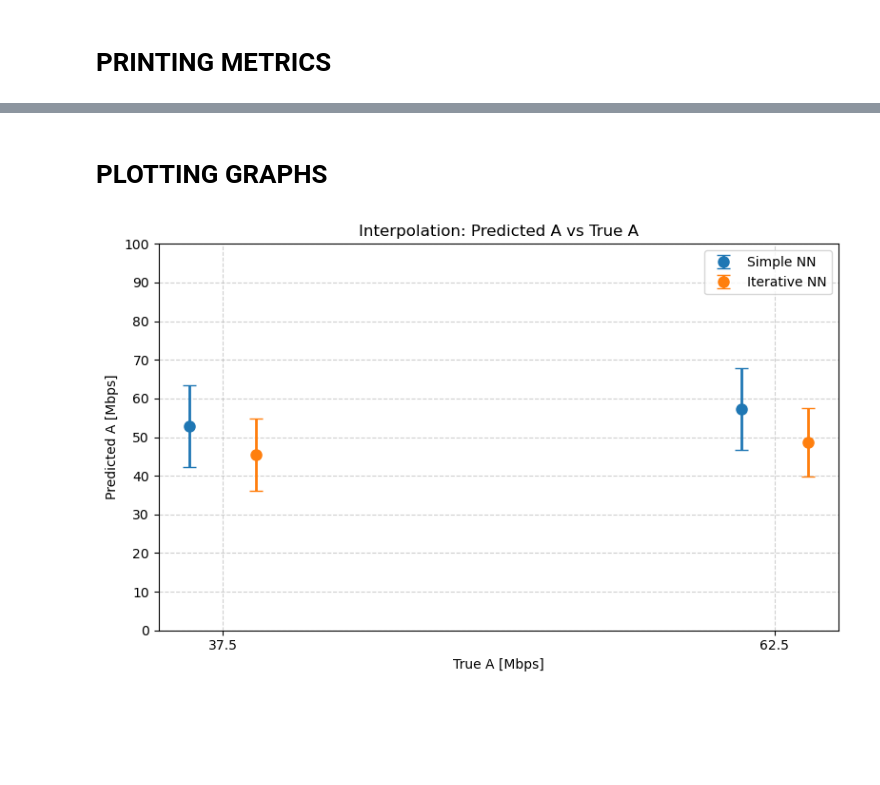
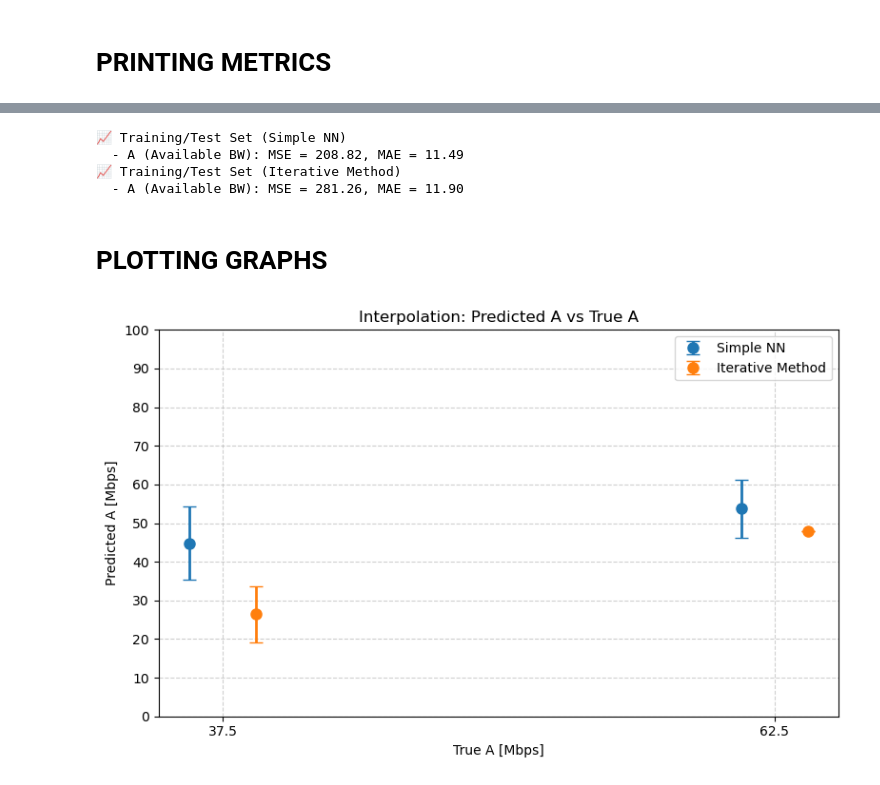
Before and after one commit to MKumar-12/UDP_ML_col867, a Jupyter notebook: Interpolation_Extrapolation_Merged.ipynb, the cells around one changed output, grey strips where cells are left out. Cells and saved outputs as stored; diff of their text form; code cells hidden in the pictures; blank space fills up the shorter version.

Commit message:
Updated iterative method

```diff
--- a/Interpolation_Extrapolation_Merged.ipynb
+++ b/Interpolation_Extrapolation_Merged.ipynb
@@ -45,7 +50,7 @@ X_extra, y_extra = X_all[mask_extra], y_all[mask_extra]
 # %% [markdown]
 # SCALING DATA
 # %%
-scaler = StandardScaler()
+scaler = MinMaxScaler()
 y_train_scaled = scaler.fit_transform(y_train)
 y_interp_scaled = scaler.transform(y_interp)
 y_extra_scaled = scaler.transform(y_extra)
@@ -140,3 +117,7 @@ y_train_actual=y_train
+# %%
+pred_interp_iter = iterative_predict(X_interp, y_interp[:, 1])
+pred_extra_iter = iterative_predict(X_extra, y_extra[:, 1])
+pred_train_iter = iterative_predict(X_train, y_train[:, 1])
 # %% [markdown]
 # PRINTING METRICS
 # %%
@@ -188,3 +148,11 @@ print_metrics("Iterative NN", y_train_actual, pred_train_iter)
+# %%
+print_metrics("Training/Test Set (Simple NN)", y_train, pred_train_simple)
+print_metrics("Training/Test Set (Iterative Method)", y_train, pred_train_iter)
+# %% [output]
+📈 Training/Test Set (Simple NN)
+  - A (Available BW): MSE = 208.82, MAE = 11.49
+📈 Training/Test Set (Iterative Method)
+  - A (Available BW): MSE = 281.26, MAE = 11.90
 # %% [markdown]
 # PLOTTING GRAPHS
 # %%
@@ -272,34 +199,16 @@ def plot_grouped_C_predictions(C_true, C_simple, C_iterative, title="Grouped C P
 # %%
-# ==== Extract A and C values for interpolation ====
-A_true_interp = y_interp_actual[:, 0]
-C_true_interp = y_interp_actual[:, 1]
-A_simple_interp = pred_interp_simple[:, 0]
-C_simple_interp = pred_interp_simple[:, 1]
-A_iterative_interp = pred_interp_iter[:, 0]
-C_iterative_interp = pred_interp_iter[:, 1]
-
-# ==== Extract A and C values for extrapolation ====
-A_true_extra = y_extra_actual[:, 0]
-C_true_extra = y_extra_actual[:, 1]
-A_simple_extra = pred_extra_simple[:, 0]
-C_simple_extra = pred_extra_simple[:, 1]
-A_iterative_extra = pred_extra_iter[:, 0]
-C_iterative_extra = pred_extra_iter[:, 1]
-
-# ==== Extract A and C values for extrapolation ====
-A_true_train = y_train_actual[:, 0]
-C_true_train = y_train_actual[:, 1]
-A_simple_train = pred_train_simple[:, 0]
-C_simple_train = pred_train_simple[:, 1]
-A_iterative_train = pred_train_iter[:, 0]
-C_iterative_train = pred_train_iter[:, 1]
+# ==== Extract A and V for plotting ====
+A_interp_true = y_interp[:, 0]
+V_interp_true = y_interp[:, 1]
+A_extra_true = y_extra[:, 0]
+V_extra_true = y_extra[:, 1]
+A_train_true = y_train[:, 0]
+V_train_true = y_train[:, 1]
 # %%
-# ==== Plot A: Interpolation ====
-plot_grouped_A_predictions(
-    A_true_interp, A_simple_interp, A_iterative_interp,
-    title="Interpolation: Predicted A vs True A"
-)
+# ==== A plots ====
+plot_grouped_predictions(A_interp_true, pred_interp_simple[:, 0], pred_interp_iter[:, 0],
+                         ylabel="A", title="Interpolation: Predicted A vs True A")
 # %% [output]
-[figure, old version]
+[figure, new version]
 # %%
 # ==== Plot A: Extrapolation ====
```
Also changed, not shown: parts of 36 cells of this notebook, 10 other files.
